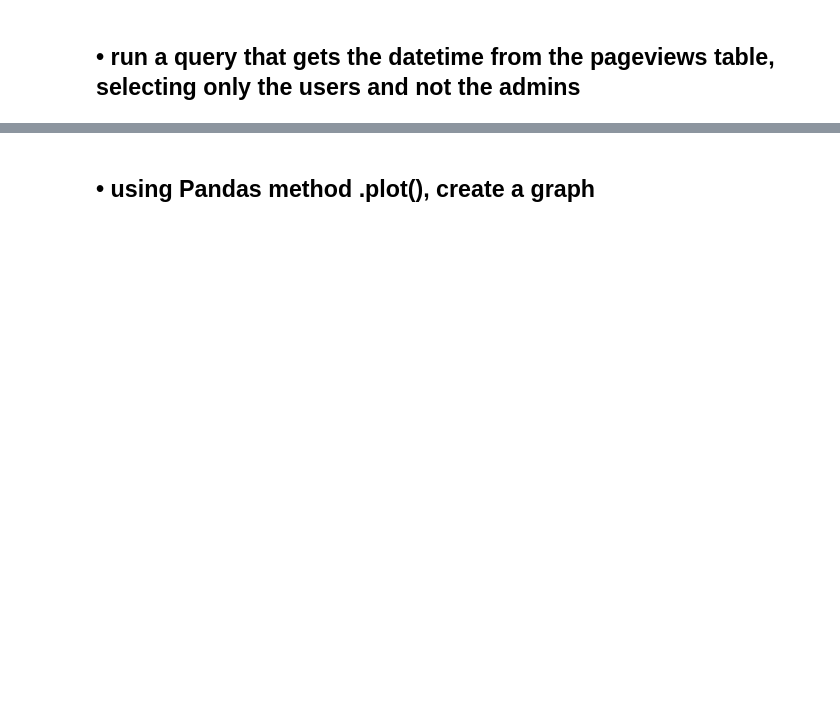
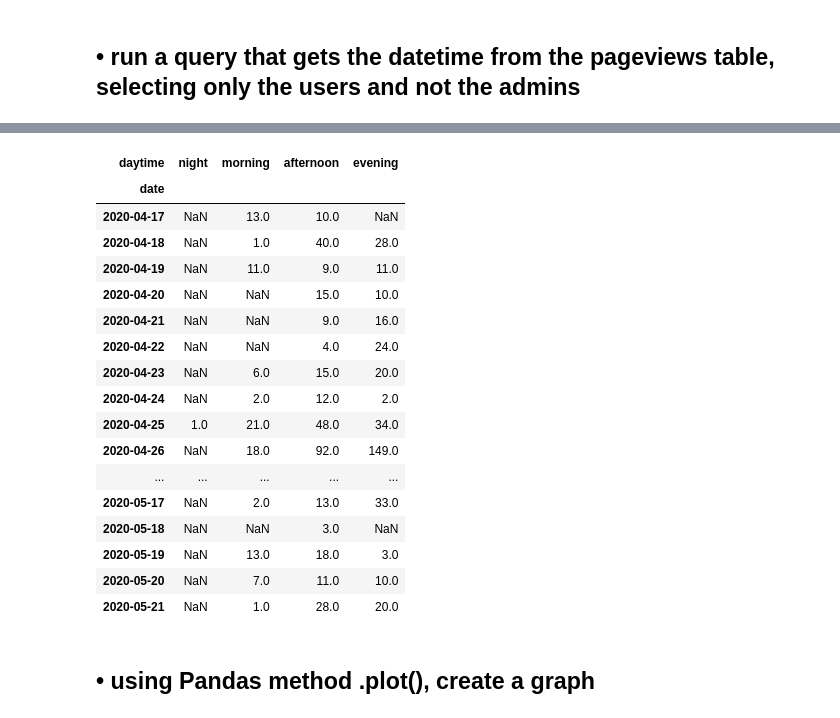
Before and after one commit to Arclight-V/Piscine-Python-for-Data-Science, a Jupyter notebook: day07/ex02/02_bar_chart.ipynb, the cells around one changed output, grey strips where cells are left out. Cells and saved outputs as stored; diff of their text form; code cells hidden in the pictures; blank space fills up the shorter version.

```diff
--- a/day07/ex02/02_bar_chart.ipynb
+++ b/day07/ex02/02_bar_chart.ipynb
@@ -57,3 +55,25 @@ group_views
+# %%
+group_daytime = dataframe_views.groupby('daytime').date.value_counts().unstack(0)
+group_daytime
+# %% [output]
+| daytime | night | morning | afternoon | evening |
+| date |  |  |  |  |
+| 2020-04-17 | NaN | 13.0 | 10.0 | NaN |
+| 2020-04-18 | NaN | 1.0 | 40.0 | 28.0 |
+| 2020-04-19 | NaN | 11.0 | 9.0 | 11.0 |
+| 2020-04-20 | NaN | NaN | 15.0 | 10.0 |
+| 2020-04-21 | NaN | NaN | 9.0 | 16.0 |
+| 2020-04-22 | NaN | NaN | 4.0 | 24.0 |
+| 2020-04-23 | NaN | 6.0 | 15.0 | 20.0 |
+| 2020-04-24 | NaN | 2.0 | 12.0 | 2.0 |
+| 2020-04-25 | 1.0 | 21.0 | 48.0 | 34.0 |
+| 2020-04-26 | NaN | 18.0 | 92.0 | 149.0 |
+| ... | ... | ... | ... | ... |
+| 2020-05-17 | NaN | 2.0 | 13.0 | 33.0 |
+| 2020-05-18 | NaN | NaN | 3.0 | NaN |
+| 2020-05-19 | NaN | 13.0 | 18.0 | 3.0 |
+| 2020-05-20 | NaN | 7.0 | 11.0 | 10.0 |
+| 2020-05-21 | NaN | 1.0 | 28.0 | 20.0 |
 # %% [markdown]
 ## • using Pandas method .plot(), create a graph
 # %%
```
Also changed, not shown: parts of 7 cells of this notebook, 3 other files.
